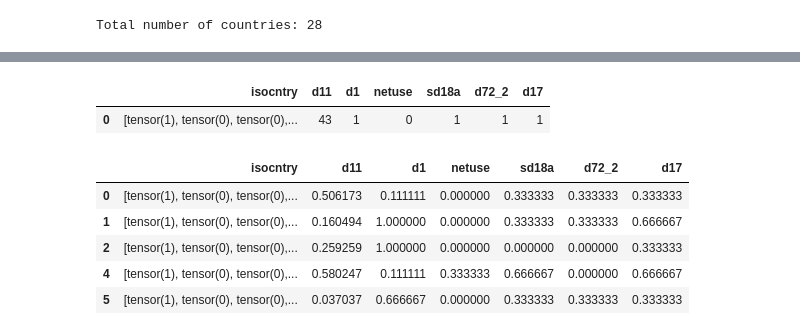
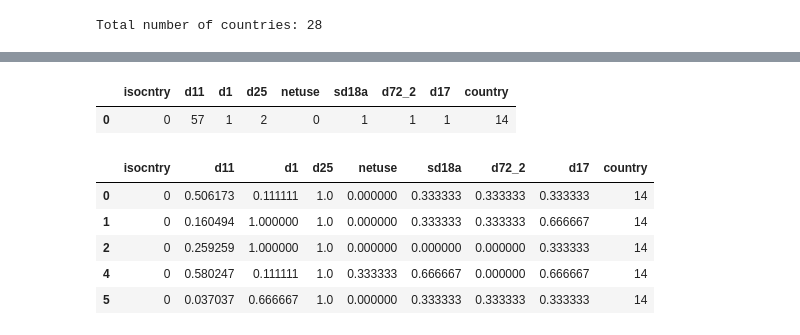
Before and after one commit to ACMCMC/JEurobarometer, a Jupyter notebook: tests.ipynb, the cells around one changed output, grey strips where cells are left out. Cells and saved outputs as stored; diff of their text form; code cells hidden in the pictures.

```diff
--- a/tests.ipynb
+++ b/tests.ipynb
@@ -2,7 +2,7 @@
 import pandas as pd
 
 pd_ds = pd.read_stata('./ZA7886_v1-0-0.dta')#.astype(str)
-pd_ds = pd_ds.drop(columns=[col for col in pd_ds.columns if col not in ['isocntry', 'd17', 'sd18a', 'd72_2', 'd1', 'd11', 'netuse']])
+pd_ds = pd_ds.drop(columns=[col for col in pd_ds.columns if col not in ['isocntry', 'd17', 'sd18a', 'd72_2', 'd1', 'd11', 'd25', 'netuse', 'country']])
 # Replace 'Not mentioned' with -1, "Yes" with 1, "No" with 0
 # pd_ds = pd_ds.replace({'Not mentioned': -1, 'Yes': 1, 'No': 0})
 #ds = datasets.Dataset.from_pandas(pd_ds)
@@ -85,34 +90,45 @@ Index(['Everyday/Almost everyday', 'Two or three times a week',
 # %%
-# Convert the dataframe column 'isocntry' into a one-hot tensor. First, convert the string values into integers, and then use the one_hot function from torch.nn.functional
-pd_ds['isocntry'] = pd_ds['isocntry'].astype('category').cat.codes
-pd_ds['isocntry'] = pd_ds['isocntry'].map(lambda x: torch.nn.functional.one_hot(torch.tensor(x), num_classes=28))
+# Replace the string values with their corresponding codes
+for col in ['isocntry', 'netuse', 'd17', 'sd18a', 'd72_2', 'd1', 'd25', 'country']:
+    pd_ds[col].astype('category').cat.remove_unused_categories()
+    pd_ds[col] = pd_ds[col].astype('category').cat.codes
 
-# Replace the string values with their corresponding codes
-for col in ['netuse', 'd17', 'sd18a', 'd72_2', 'd1', 'd11']:
-    pd_ds[col] = pd_ds[col].astype('category').cat.codes
+# Convert the dataframe column 'isocntry' into a one-hot encoded tensor
+#pd_ds['isocntry'] = pd_ds['isocntry'].map(lambda x: torch.nn.functional.one_hot(torch.tensor(x), num_classes=28))
+
+# Move the column 'country' to the end of the dataframe
+countries = pd_ds['country']
+pd_ds = pd_ds.drop(columns=['country'])
+pd_ds['country'] = countries
+
+# Covert the age column 'd11' into an integer
+pd_ds['d11'] = pd_ds['d11'].astype('category').cat.remove_unused_categories()
+pd_ds['d11'] = pd_ds['d11'].astype('int')
 
 with pd.option_context('display.max_colwidth', None, 'display.max_rows', None, 'display.max_columns', None):
     display(pd_ds.head(1))
 # %% [output]
-|  | isocntry | d11 | d1 | netuse | sd18a | d72_2 | d17 |
-| 0 | [tensor(1), tensor(0), tensor(0),... | 43 | 1 | 0 | 1 | 1 | 1 |
+|  | isocntry | d11 | d1 | d25 | netuse | sd18a | d72_2 | d17 | country |
+| 0 | 0 | 57 | 1 | 2 | 0 | 1 | 1 | 1 | 14 |
 # %%
 # Perform normalization of the columns
 from sklearn.preprocessing import MinMaxScaler
 scaler = MinMaxScaler()
 pd_ds['d11'] = scaler.fit_transform(pd_ds['d11'].values.reshape(-1, 1))
 pd_ds['d1'] = scaler.fit_transform(pd_ds['d1'].values.reshape(-1, 1))
 pd_ds['netuse'] = scaler.fit_transform(pd_ds['netuse'].values.reshape(-1, 1))
 pd_ds['sd18a'] = scaler.fit_transform(pd_ds['sd18a'].values.reshape(-1, 1))
 pd_ds['d72_2'] = scaler.fit_transform(pd_ds['d72_2'].values.reshape(-1, 1))
 pd_ds['d17'] = scaler.fit_transform(pd_ds['d17'].values.reshape(-1, 1))
+pd_ds['d25'] = scaler.fit_transform(pd_ds['d25'].values.reshape(-1, 1))
+#pd_ds['country'] = scaler.fit_transform(pd_ds['country'].values.reshape(-1, 1))
 
 with pd.option_context('display.max_colwidth', None, 'display.max_rows', None, 'display.max_columns', None):
     display(pd_ds.head(5))
 # %% [output]
-|  | isocntry | d11 | d1 | netuse | sd18a | d72_2 | d17 |
-| 0 | [tensor(1), tensor(0), tensor(0),... | 0.506173 | 0.111111 | 0.000000 | 0.333333 | 0.333333 | 0.333333 |
-| 1 | [tensor(1), tensor(0), tensor(0),... | 0.160494 | 1.000000 | 0.000000 | 0.333333 | 0.333333 | 0.666667 |
-| 2 | [tensor(1), tensor(0), tensor(0),... | 0.259259 | 1.000000 | 0.000000 | 0.000000 | 0.000000 | 0.333333 |
-| 4 | [tensor(1), tensor(0), tensor(0),... | 0.580247 | 0.111111 | 0.333333 | 0.666667 | 0.000000 | 0.666667 |
-| 5 | [tensor(1), tensor(0), tensor(0),... | 0.037037 | 0.666667 | 0.000000 | 0.333333 | 0.333333 | 0.333333 |
+|  | isocntry | d11 | d1 | d25 | netuse | sd18a | d72_2 | d17 | country |
+| 0 | 0 | 0.506173 | 0.111111 | 1.0 | 0.000000 | 0.333333 | 0.333333 | 0.333333 | 14 |
+| 1 | 0 | 0.160494 | 1.000000 | 1.0 | 0.000000 | 0.333333 | 0.333333 | 0.666667 | 14 |
+| 2 | 0 | 0.259259 | 1.000000 | 1.0 | 0.000000 | 0.000000 | 0.000000 | 0.333333 | 14 |
+| 4 | 0 | 0.580247 | 0.111111 | 1.0 | 0.333333 | 0.666667 | 0.000000 | 0.666667 | 14 |
+| 5 | 0 | 0.037037 | 0.666667 | 1.0 | 0.000000 | 0.333333 | 0.333333 | 0.333333 | 14 |
```
Also changed, not shown: parts of 6 cells of this notebook, 1 other file.
